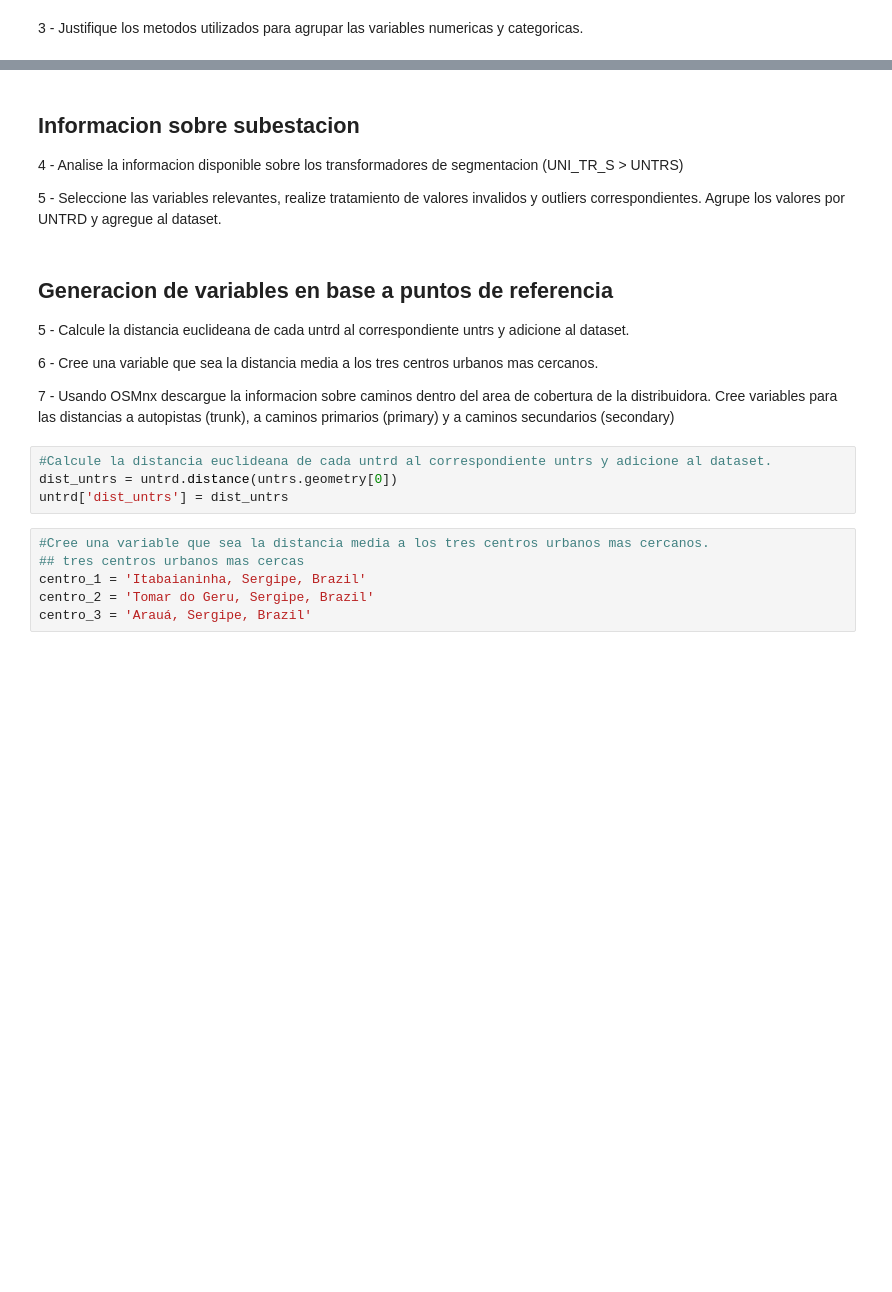
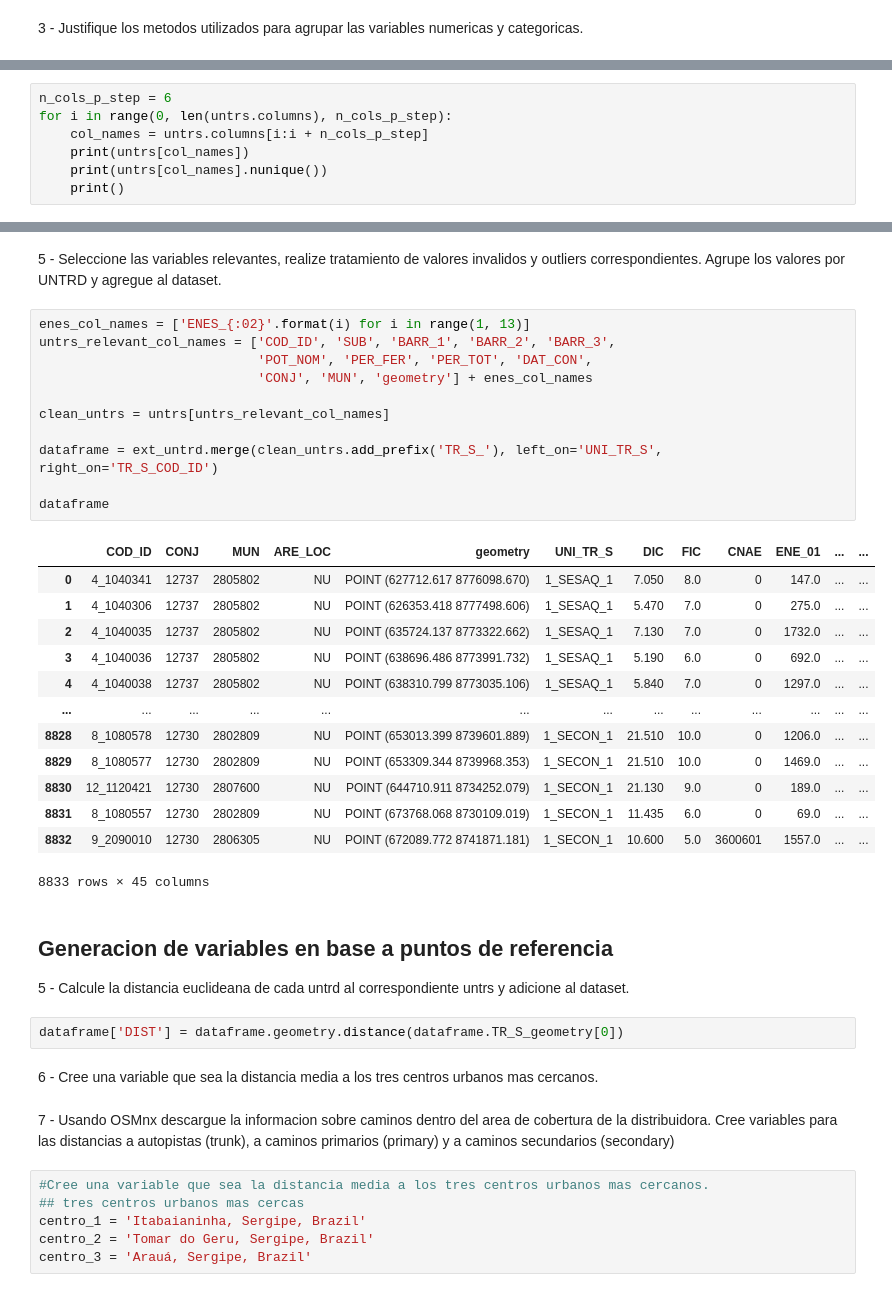
Before and after one commit to georeference-ML-mentoria/AnalisisYCuracion-, a Jupyter notebook: Javier.ipynb, the cells around one changed output, grey strips where cells are left out. Drawn from its saved outputs; the diff is of its cells as text; blank space fills up the shorter version.

Commit message:
Corregir respuestas de "Información de consumidores" y responder preguntas de "Información sobre subestación".

```diff
--- a/Javier.ipynb
+++ b/Javier.ipynb
@@ -227,0 +273,7 @@ Con respecto a las variables categóricas, me quedo sólo con la actividad econ
+# %%
+n_cols_p_step = 6
+for i in range(0, len(untrs.columns), n_cols_p_step):
+    col_names = untrs.columns[i:i + n_cols_p_step]
+    print(untrs[col_names])
+    print(untrs[col_names].nunique())
+    print()
@@ -228,21 +298,40 @@ Con respecto a las variables categóricas, me quedo sólo con la actividad econ
 # %% [markdown]
-## Informacion sobre subestacion
-
-4 - Analise la informacion disponible sobre los transformadores de segmentacion (UNI_TR_S > UNTRS)
-
 5 - Seleccione las variables relevantes, realize tratamiento de valores invalidos y outliers correspondientes. Agrupe los valores por UNTRD y agregue al dataset.
+# %%
+enes_col_names = ['ENES_{:02}'.format(i) for i in range(1, 13)]
+untrs_relevant_col_names = ['COD_ID', 'SUB', 'BARR_1', 'BARR_2', 'BARR_3',
+                            'POT_NOM', 'PER_FER', 'PER_TOT', 'DAT_CON',
+                            'CONJ', 'MUN', 'geometry'] + enes_col_names
+
+clean_untrs = untrs[untrs_relevant_col_names]
+
+dataframe = ext_untrd.merge(clean_untrs.add_prefix('TR_S_'), left_on='UNI_TR_S', right_on='TR_S_COD_ID')
+
+dataframe
+# %% [output]
+|  | COD_ID | CONJ | MUN | ARE_LOC | geometry | UNI_TR_S | DIC | FIC | CNAE | ENE_01 | ... | ... |
+| 0 | 4_1040341 | 12737 | 2805802 | NU | POINT (627712.617 8776098.670) | 1_SESAQ_1 | 7.050 | 8.0 | 0 | 147.0 | ... | ... |
+| 1 | 4_1040306 | 12737 | 2805802 | NU | POINT (626353.418 8777498.606) | 1_SESAQ_1 | 5.470 | 7.0 | 0 | 275.0 | ... | ... |
+| 2 | 4_1040035 | 12737 | 2805802 | NU | POINT (635724.137 8773322.662) | 1_SESAQ_1 | 7.130 | 7.0 | 0 | 1732.0 | ... | ... |
+| 3 | 4_1040036 | 12737 | 2805802 | NU | POINT (638696.486 8773991.732) | 1_SESAQ_1 | 5.190 | 6.0 | 0 | 692.0 | ... | ... |
+| 4 | 4_1040038 | 12737 | 2805802 | NU | POINT (638310.799 8773035.106) | 1_SESAQ_1 | 5.840 | 7.0 | 0 | 1297.0 | ... | ... |
+| ... | ... | ... | ... | ... | ... | ... | ... | ... | ... | ... | ... | ... |
+| 8828 | 8_1080578 | 12730 | 2802809 | NU | POINT (653013.399 8739601.889) | 1_SECON_1 | 21.510 | 10.0 | 0 | 1206.0 | ... | ... |
+| 8829 | 8_1080577 | 12730 | 2802809 | NU | POINT (653309.344 8739968.353) | 1_SECON_1 | 21.510 | 10.0 | 0 | 1469.0 | ... | ... |
+| 8830 | 12_1120421 | 12730 | 2807600 | NU | POINT (644710.911 8734252.079) | 1_SECON_1 | 21.130 | 9.0 | 0 | 189.0 | ... | ... |
+| 8831 | 8_1080557 | 12730 | 2802809 | NU | POINT (673768.068 8730109.019) | 1_SECON_1 | 11.435 | 6.0 | 0 | 69.0 | ... | ... |
+| 8832 | 9_2090010 | 12730 | 2806305 | NU | POINT (672089.772 8741871.181) | 1_SECON_1 | 10.600 | 5.0 | 3600601 | 1557.0 | ... | ... |
+8833 rows × 45 columns
+# %% [markdown]
+## Generacion de variables en base a puntos de referencia
+
+5 - Calcule la distancia euclideana de cada untrd al correspondiente untrs y adicione al dataset.
+# %%
+dataframe['DIST'] = dataframe.geometry.distance(dataframe.TR_S_geometry[0])
+# %% [markdown]
+6 - Cree una variable que sea la distancia media a los tres centros urbanos mas cercanos.
 # %% [markdown]
-## Generacion de variables en base a puntos de referencia
-
-5 - Calcule la distancia euclideana de cada untrd al correspondiente untrs y adicione al dataset.
-
-6 - Cree una variable que sea la distancia media a los tres centros urbanos mas cercanos.
-
 7 - Usando OSMnx descargue la informacion sobre caminos dentro del area de cobertura de la distribuidora. Cree variables para las distancias a autopistas (trunk), a caminos primarios (primary) y a caminos secundarios (secondary)
-# %%
-#Calcule la distancia euclideana de cada untrd al correspondiente untrs y adicione al dataset.
-dist_untrs = untrd.distance(untrs.geometry[0])
-untrd['dist_untrs'] = dist_untrs
 # %%
 #Cree una variable que sea la distancia media a los tres centros urbanos mas cercanos.
 ## tres centros urbanos mas cercas
```
Also changed, not shown: parts of 8 cells of this notebook.
